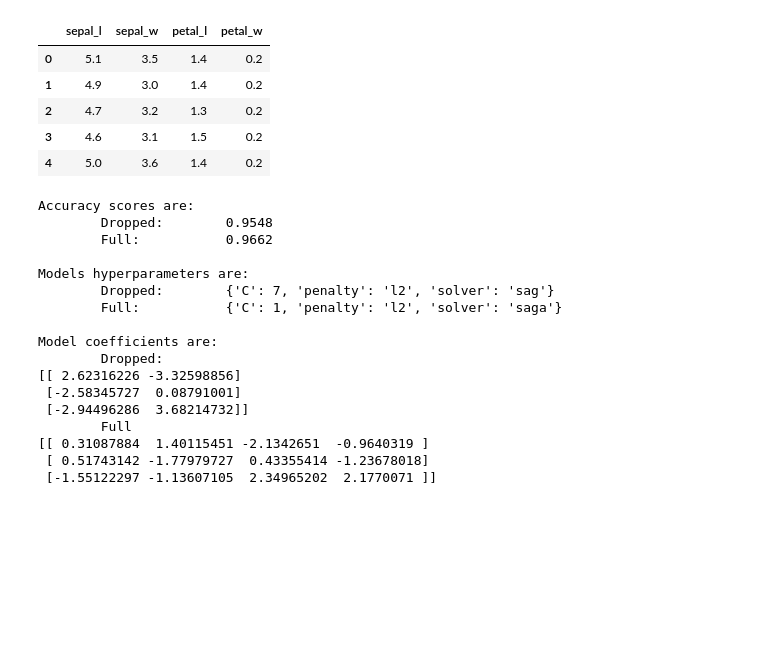
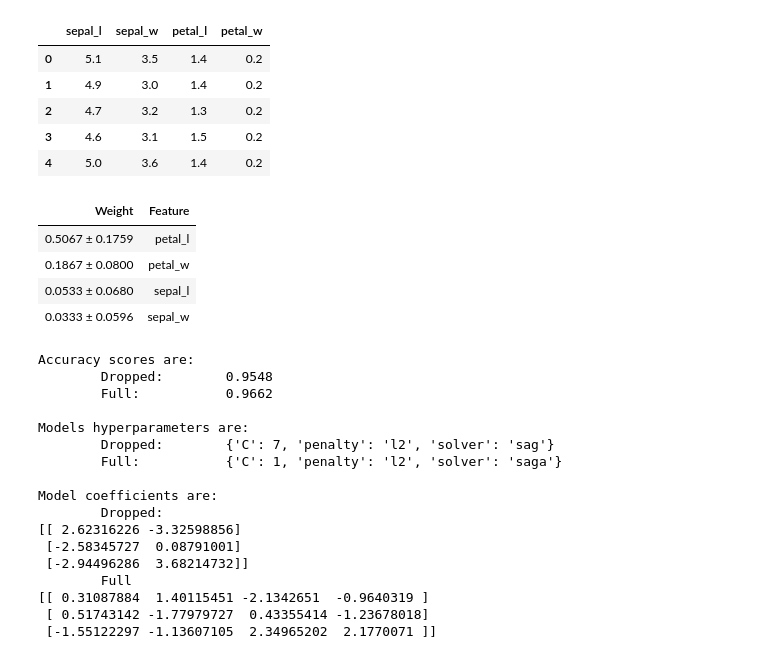
Before and after one commit to jast4ik/Hillel_ML_HW, a Jupyter notebook: Homework08/HW08_v2.ipynb, the cells around one changed output. Cells and saved outputs as stored; diff of their text form; code cells hidden in the pictures; blank space fills up the shorter version.

```diff
--- a/Homework08/HW08_v2.ipynb
+++ b/Homework08/HW08_v2.ipynb
@@ -229,6 +244,15 @@ else:
 
     with open("./data/models/model_lr_02.pkl", "wb") as m_file:
         pickle.dump(lr_result_02, m_file)
+# %%
+lr_result_02_perm = PermutationImportance(lr_result_02.best_estimator_).fit(X_test_2, y_test_2)
+eli5.show_weights(lr_result_02_perm, feature_names=X_test_2.columns.values)
+# %% [output]
+| Weight | Feature |
+| 0.5067 ± 0.1759 | petal_l |
+| 0.1867 ± 0.0800 | petal_w |
+| 0.0533 ± 0.0680 | sepal_l |
+| 0.0333 ± 0.0596 | sepal_w |
 # %%
 print("Accuracy scores are:\n\tDropped:\t{:.4f}\n\tFull:\t\t{:.4f}".format(lr_result_01.best_score_, lr_result_02.best_score_))
 print("\nModels hyperparameters are:\n\tDropped:\t{}\n\tFull:\t\t{}".format(lr_result_01.best_params_, lr_result_02.best_params_))
```
Also changed, not shown: parts of 8 cells of this notebook.
